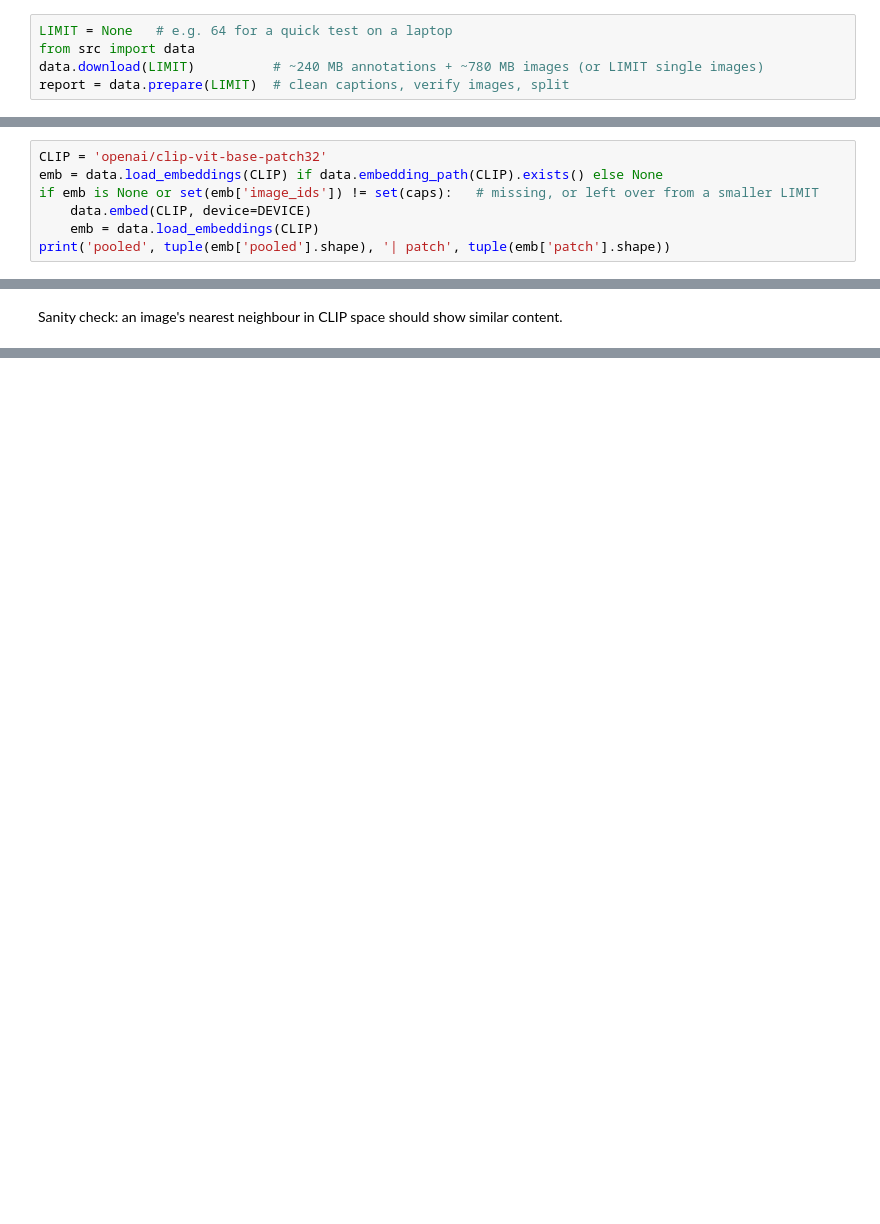
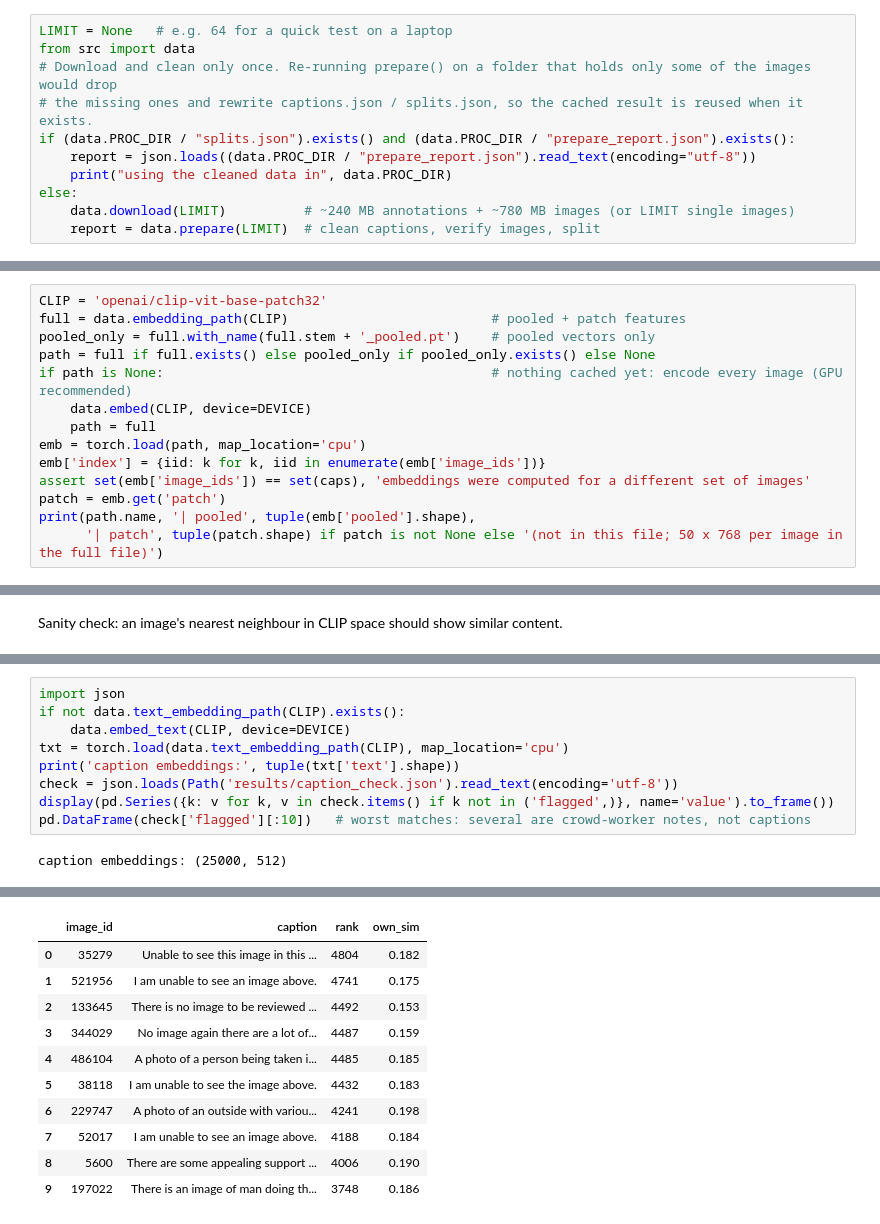
Before and after one commit to Yiting0210/clip-gpt2-captioning, a Jupyter notebook: notebooks/01_embedding_pipeline.ipynb, the cells around one changed output, grey strips where cells are left out. Drawn from its saved outputs; the diff is of its cells as text; blank space fills up the shorter version.

```diff
--- a/notebooks/01_embedding_pipeline.ipynb
+++ b/notebooks/01_embedding_pipeline.ipynb
@@ -28,5 +27,11 @@ DEVICE = "cuda" if torch.cuda.is_available() else "cpu"
 # %%
 LIMIT = None   # e.g. 64 for a quick test on a laptop
 from src import data
-data.download(LIMIT)          # ~240 MB annotations + ~780 MB images (or LIMIT single images)
-report = data.prepare(LIMIT)  # clean captions, verify images, split
+# Download and clean only once. Re-running prepare() on a folder that holds only some of the images would drop
+# the missing ones and rewrite captions.json / splits.json, so the cached result is reused when it exists.
+if (data.PROC_DIR / "splits.json").exists() and (data.PROC_DIR / "prepare_report.json").exists():
+    report = json.loads((data.PROC_DIR / "prepare_report.json").read_text(encoding="utf-8"))
+    print("using the cleaned data in", data.PROC_DIR)
+else:
+    data.download(LIMIT)          # ~240 MB annotations + ~780 MB images (or LIMIT single images)
+    report = data.prepare(LIMIT)  # clean captions, verify images, split
@@ -76,7 +114,14 @@ Computed once and cached in `data/processed/clip_clip-vit-base-patch32.pt`. Trai
 # %%
 CLIP = 'openai/clip-vit-base-patch32'
-emb = data.load_embeddings(CLIP) if data.embedding_path(CLIP).exists() else None
-if emb is None or set(emb['image_ids']) != set(caps):   # missing, or left over from a smaller LIMIT
+full = data.embedding_path(CLIP)                          # pooled + patch features
+pooled_only = full.with_name(full.stem + '_pooled.pt')    # pooled vectors only
+path = full if full.exists() else pooled_only if pooled_only.exists() else None
+if path is None:                                          # nothing cached yet: encode every image (GPU recommended)
     data.embed(CLIP, device=DEVICE)
-    emb = data.load_embeddings(CLIP)
-print('pooled', tuple(emb['pooled'].shape), '| patch', tuple(emb['patch'].shape))
+    path = full
+emb = torch.load(path, map_location='cpu')
+emb['index'] = {iid: k for k, iid in enumerate(emb['image_ids'])}
+assert set(emb['image_ids']) == set(caps), 'embeddings were computed for a different set of images'
+patch = emb.get('patch')
+print(path.name, '| pooled', tuple(emb['pooled'].shape),
+      '| patch', tuple(patch.shape) if patch is not None else '(not in this file; 50 x 768 per image in the full file)')
@@ -92,0 +152,11 @@ print('query :', caps[q]['captions'][0]); print('neighbour:', caps[nn]['captions
+# %%
+import json
+if not data.text_embedding_path(CLIP).exists():
+    data.embed_text(CLIP, device=DEVICE)
+txt = torch.load(data.text_embedding_path(CLIP), map_location='cpu')
+print('caption embeddings:', tuple(txt['text'].shape))
+check = json.loads(Path('results/caption_check.json').read_text(encoding='utf-8'))
+display(pd.Series({k: v for k, v in check.items() if k not in ('flagged',)}, name='value').to_frame())
+pd.DataFrame(check['flagged'][:10])   # worst matches: several are crowd-worker notes, not captions
+# %% [output]
+caption embeddings: (25000, 512)
@@ -93,3 +178,14 @@ print('query :', caps[q]['captions'][0]); print('neighbour:', caps[nn]['captions
+|  | image_id | caption | rank | own_sim |
+| 0 | 35279 | Unable to see this image in this ... | 4804 | 0.182 |
+| 1 | 521956 | I am unable to see an image above. | 4741 | 0.175 |
+| 2 | 133645 | There is no image to be reviewed ... | 4492 | 0.153 |
+| 3 | 344029 | No image again there are a lot of... | 4487 | 0.159 |
+| 4 | 486104 | A photo of a person being taken i... | 4485 | 0.185 |
+| 5 | 38118 | I am unable to see the image above. | 4432 | 0.183 |
+| 6 | 229747 | A photo of an outside with variou... | 4241 | 0.198 |
+| 7 | 52017 | I am unable to see an image above. | 4188 | 0.184 |
+| 8 | 5600 | There are some appealing support ... | 4006 | 0.190 |
+| 9 | 197022 | There is an image of man doing th... | 3748 | 0.186 |
 # %% [markdown]
 ## Five image : caption test runs
 
```
Also changed, not shown: parts of 13 cells of this notebook, 13 other files.
